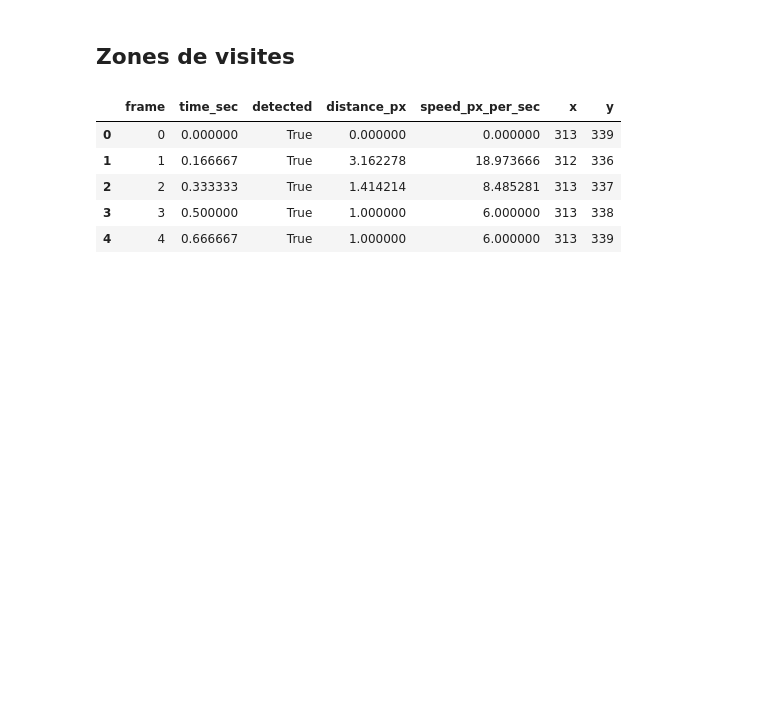
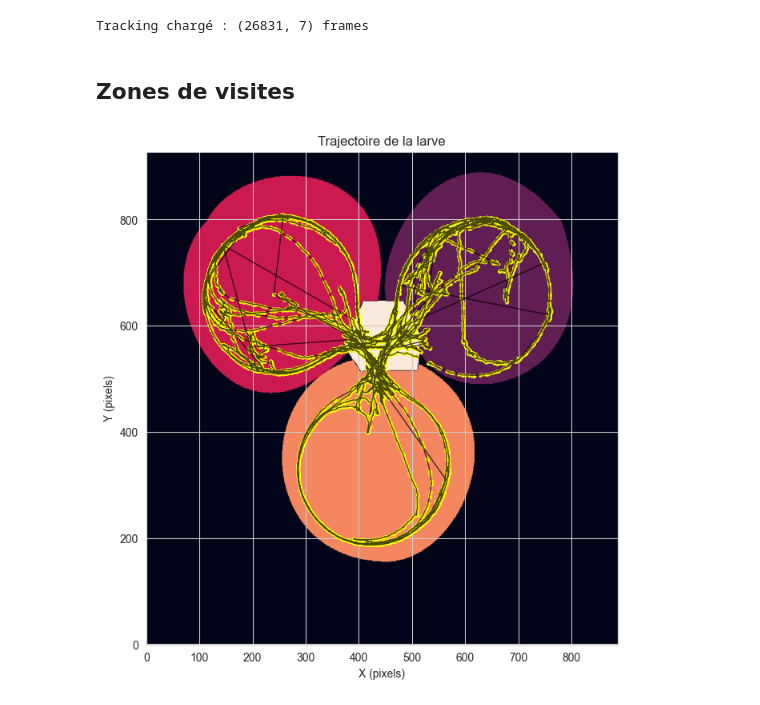
Before and after one commit to JulienGAUTH1ER/Projet-CEA-Tracking-Drosophilia, a Jupyter notebook: Rewrite/Data_analysis/Data_analysis.ipynb, the cells around one changed output. Drawn from its saved outputs; the diff is of its cells as text; code cells hidden in the pictures; blank space fills up the shorter version.

```diff
--- a/Rewrite/Data_analysis/Data_analysis.ipynb
+++ b/Rewrite/Data_analysis/Data_analysis.ipynb
@@ -81,2 +247,19 @@ plt.colorbar()
+# %%
+tracking_file = project_root / "Data" / Experiment / "Video" / "Mazes" / Mazes_name / f"{Maze_name}_tracking.json"
+
+with open(tracking_file) as f:
+    data = json.load(f)
+
+fps = data["fps"]
+tracking = data["tracking"]
+
+df = pd.DataFrame(tracking)
+df["x"] = df["position"].apply(lambda p: p["x"] if p else None)
+df["y"] = df["position"].apply(lambda p: p["y"] if p else None)
+df = df.drop(columns="position")
+
+print("Tracking chargé :", df.shape, "frames")
+# %% [output]
+Tracking chargé : (26831, 7) frames
 # %% [markdown]
 ## Zones de visites
@@ -89,19 +266,26 @@ tracking = data["tracking"]
-# %%
-df = pd.DataFrame(tracking)
-
-df["x"] = df["position"].apply(lambda p: p["x"] if p else None)
-df["y"] = df["position"].apply(lambda p: p["y"] if p else None)
-
-df = df.drop(columns="position")
-
-df.head()
-# %% [output]
-|  | frame | time_sec | detected | distance_px | speed_px_per_sec | x | y |
-| 0 | 0 | 0.000000 | True | 0.000000 | 0.000000 | 313 | 339 |
-| 1 | 1 | 0.166667 | True | 3.162278 | 18.973666 | 312 | 336 |
-| 2 | 2 | 0.333333 | True | 1.414214 | 8.485281 | 313 | 337 |
-| 3 | 3 | 0.500000 | True | 1.000000 | 6.000000 | 313 | 338 |
-| 4 | 4 | 0.666667 | True | 1.000000 | 6.000000 | 313 | 339 |
+# %%
+COLOR_MAP = { "Red": (255,0,0), "Green": (0,255,0), "Blue": (0,0,255), "White": (255,255,255) }
+
+CHAMBERS_RGB = { chamber: COLOR_MAP[color] for chamber, color in CHAMBERS_COLORS.items() }
+
+chamber_index = { "Chambre_1": 1, "Chambre_3": 3, "Chambre_2": 2, "Decision_zone": 4 }
+
+chamber_map = np.zeros(mask_resized.shape[:2], dtype=int)
+
+for chamber, rgb in CHAMBERS_RGB.items():
+    mask_pixels = np.all(mask_resized == rgb, axis=2)
+    chamber_map[mask_pixels] = chamber_index[chamber]
+plt.figure(figsize=(8, 8))
+plt.imshow(chamber_map)
+plt.title("Trajectoire de la larve")
+plt.plot(df["x"], df["y"], color='black', linewidth=1, alpha=0.7)
+plt.scatter(df["x"], df["y"], color='yellow', s=5, alpha=0.5)
+plt.gca().invert_yaxis()
+plt.xlabel("X (pixels)")
+plt.ylabel("Y (pixels)")
+plt.show()
+# %% [output]
+[figure, added]
 # %%
 df["x_int"] = df["x"].astype("Int64")
 df["y_int"] = df["y"].astype("Int64")
```
Also changed, not shown: parts of 18 cells of this notebook, 17 other files.
